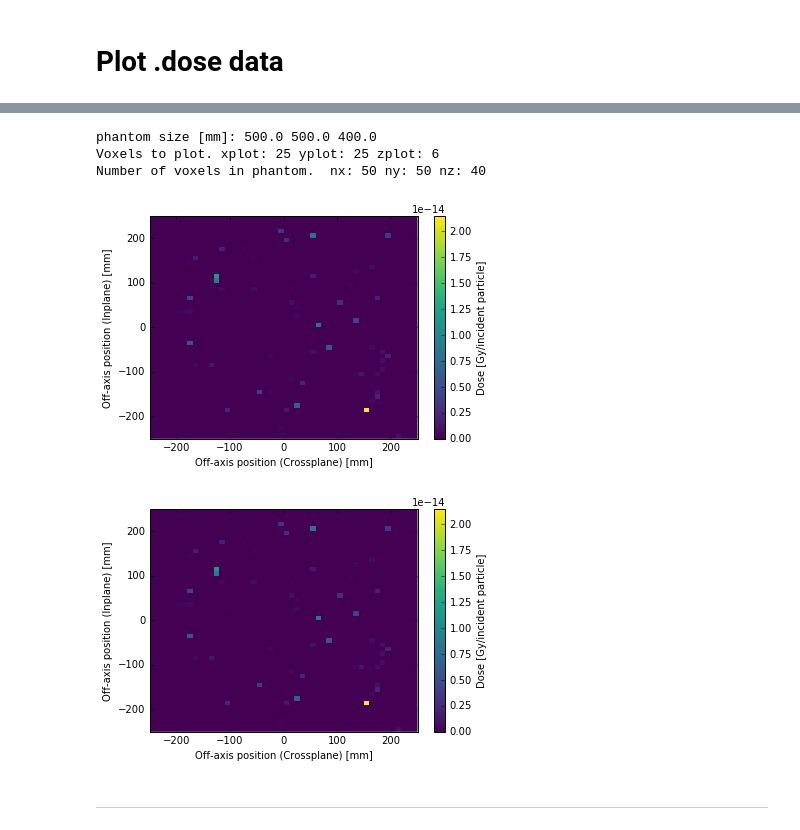
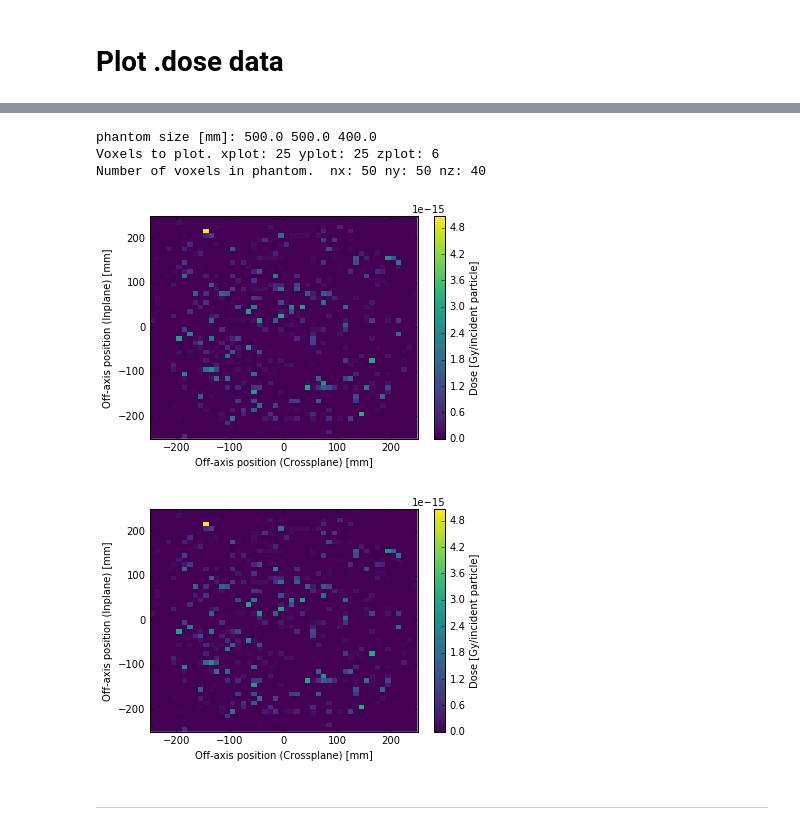
Before and after one commit to robmarkcole/Useful-python-for-medical-physics, a Jupyter notebook: VirtuaLinac/VirtualLinac_test_am_22_9_2016.ipynb, the cells around one changed output, grey strips where cells are left out. Drawn from its saved outputs; the diff is of its cells as text; code cells hidden in the pictures.

```diff
--- a/VirtuaLinac/VirtualLinac_test_am_21_9_2016.ipynb
+++ b/VirtuaLinac/VirtualLinac_test_am_22_9_2016.ipynb
@@ -162,11 +195,11 @@ i_max: 28
 # %%
-vlplt.plotdose('testing.dose', xplot=25, yplot=25, zplot=6, plotdir='z', dimension=2)
+vlplt.plotdose('rc_test.dose', xplot=25, yplot=25, zplot=6, plotdir='z', dimension=2)
 # %% [output]
 phantom size [mm]: 500.0 500.0 400.0
 Voxels to plot. xplot: 25 yplot: 25 zplot: 6
 Number of voxels in phantom.  nx: 50 ny: 50 nz: 40
-[figure, old version]
+[figure, new version]
-[figure, old version]
+[figure, new version]
 # %% [markdown]
 <hr>
 # %% [markdown]
```
Also changed, not shown: parts of 19 cells of this notebook, 5 other files.
